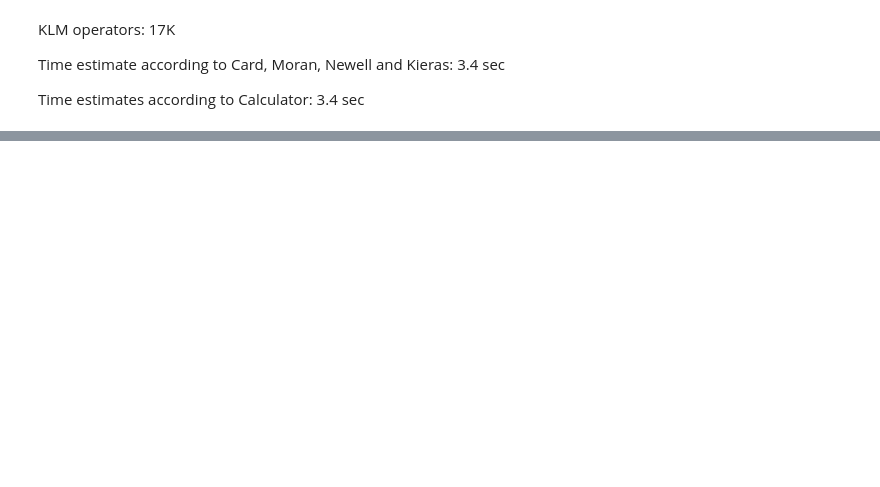
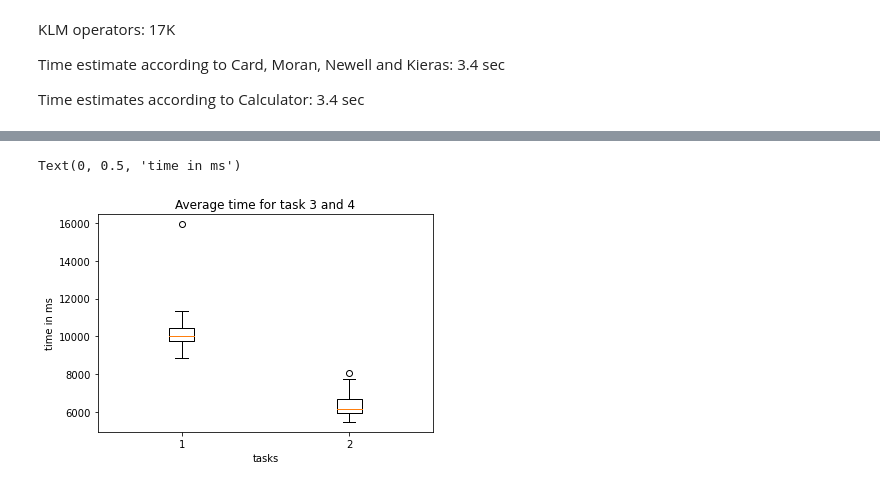
Before and after one commit to ITT-21SS-UR/assignment6-modellinginteraction-jt6, a Jupyter notebook: klm_report/klm_report.ipynb, the cells around one changed output, grey strips where cells are left out. Cells and saved outputs as stored; diff of their text form; code cells hidden in the pictures; blank space fills up the shorter version.

```diff
--- a/klm_report/klm_report.ipynb
+++ b/klm_report/klm_report.ipynb
@@ -298,0 +214,9 @@ mean_task4
+# %%
+# compare time for task 3 and 4 in a boxplot
+plt.boxplot([[task3_rep1, task3_rep2, task3_rep3, task3_rep4, task3_rep5, task3_rep6, task3_rep7, task3_rep8, task3_rep9, task3_rep10, task3_rep11, task3_rep12, task3_rep13, task3_rep14, task3_rep15, task3_rep16, task3_rep17, task3_rep18, task3_rep19, task3_rep20], [task4_rep1, task4_rep2, task4_rep3, task4_rep4, task4_rep5, task4_rep6, task4_rep7, task4_rep8, task4_rep9, task4_rep10, task4_rep11, task4_rep12, task4_rep13, task4_rep14, task4_rep15, task4_rep16, task4_rep17, task4_rep18, task4_rep19, task4_rep20]])
+plt.title('Average time for task 3 and 4')
+plt.xlabel('tasks')
+plt.ylabel('time in ms')
+# %% [output]
+Text(0, 0.5, 'time in ms')
+[figure, added]
```
Also changed, not shown: parts of 29 cells of this notebook, 4 other files.
